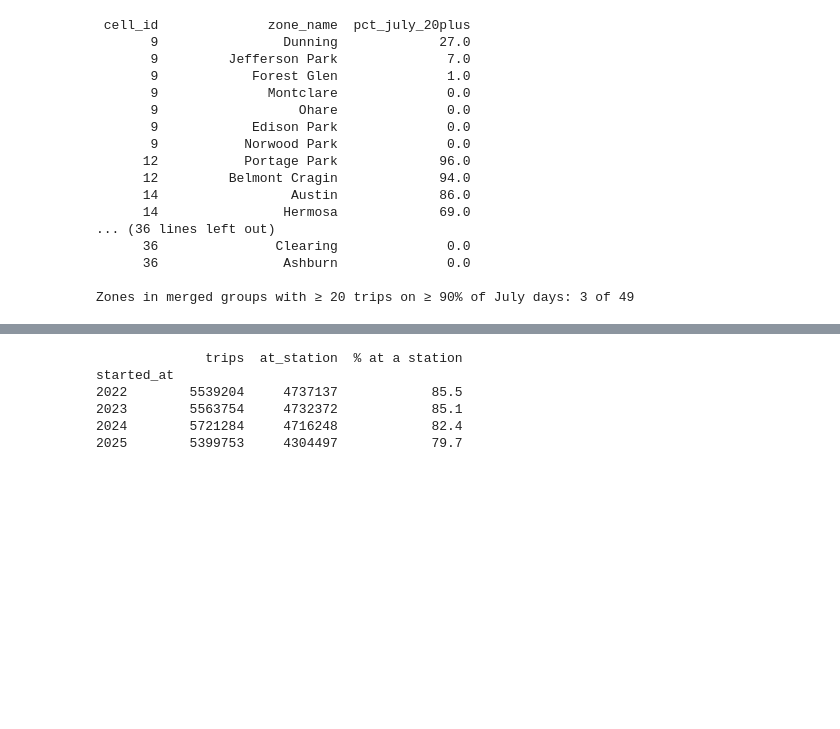
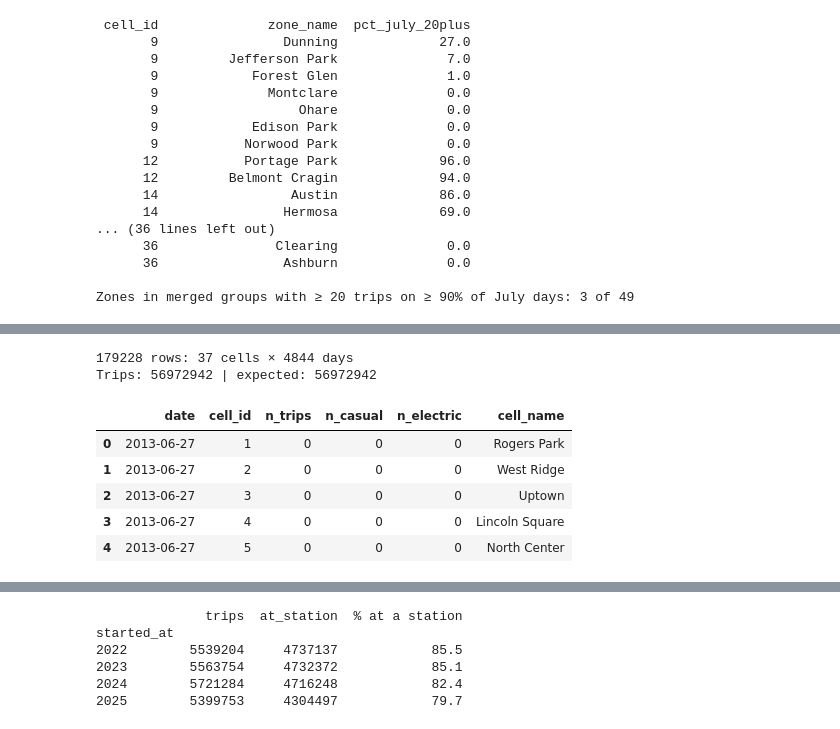
Before and after one commit to laure-cio/ADA-project2026, a Jupyter notebook: jeanne.ipynb, the cells around one changed output, grey strips where cells are left out. Drawn from its saved outputs; the diff is of its cells as text; code cells hidden in the pictures; blank space fills up the shorter version.

```diff
--- a/jeanne.ipynb
+++ b/jeanne.ipynb
@@ -1290,0 +1364,36 @@ Zones in merged groups with ≥ 20 trips on ≥ 90% of July days: 3 of 49
+# %%
+z2c = pd.read_csv("data/zone_to_cell.csv")
+cell_names = z2c[["cell_id", "cell_name"]].drop_duplicates()
+
+# 1. daily trips per cell (zone 0 = outside Chicago, left out)
+zh = pd.read_parquet("data/zone_hourly_counts.parquet")
+zh = zh[zh["zone_id"] > 0].copy()
+zh["date"] = zh["hour"].dt.normalize()
+daily_cells = (zh.merge(z2c[["zone_id", "cell_id"]], on="zone_id")
+                 .groupby(["date", "cell_id"])[["n_trips", "n_casual", "n_electric"]].sum())
+
+# 2. add the cell-days with 0 trips
+all_dates = pd.date_range(daily_cells.index.get_level_values("date").min(),
+                          daily_cells.index.get_level_values("date").max(), freq="D")
+grid = pd.MultiIndex.from_product([all_dates, cell_names["cell_id"]], names=["date", "cell_id"])
+daily_cells = (daily_cells.reindex(grid, fill_value=0)
+                          .reset_index()
+                          .merge(cell_names, on="cell_id"))
+daily_cells.to_parquet("data/daily_counts_cells.parquet")
+
+# 3. cell outlines for maps
+cells_map = zones.merge(z2c, on="zone_id").dissolve(by="cell_id").reset_index()
+cells_map[["cell_id", "cell_name", "geometry"]].to_file("data/external/cells.geojson", driver="GeoJSON")
+
+print(len(daily_cells), "rows:", daily_cells["cell_id"].nunique(), "cells ×", len(all_dates), "days")
+print("Trips:", daily_cells["n_trips"].sum(), "| expected:", zh["n_trips"].sum())
+daily_cells.head()
+# %% [output]
+179228 rows: 37 cells × 4844 days
+Trips: 56972942 | expected: 56972942
+|  | date | cell_id | n_trips | n_casual | n_electric | cell_name |
+| 0 | 2013-06-27 | 1 | 0 | 0 | 0 | Rogers Park |
+| 1 | 2013-06-27 | 2 | 0 | 0 | 0 | West Ridge |
+| 2 | 2013-06-27 | 3 | 0 | 0 | 0 | Uptown |
+| 3 | 2013-06-27 | 4 | 0 | 0 | 0 | Lincoln Square |
+| 4 | 2013-06-27 | 5 | 0 | 0 | 0 | North Center |
```
Also changed, not shown: parts of 91 cells of this notebook, 10 other files.
